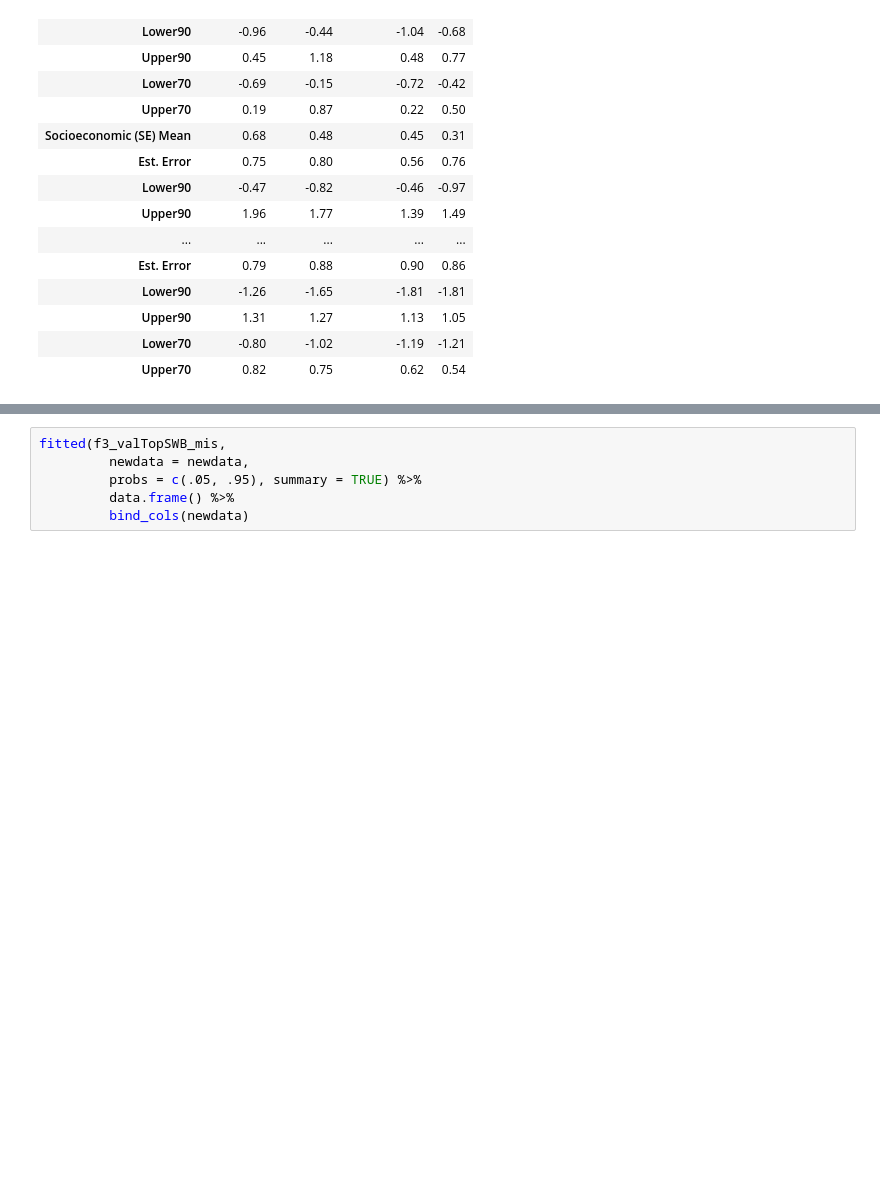
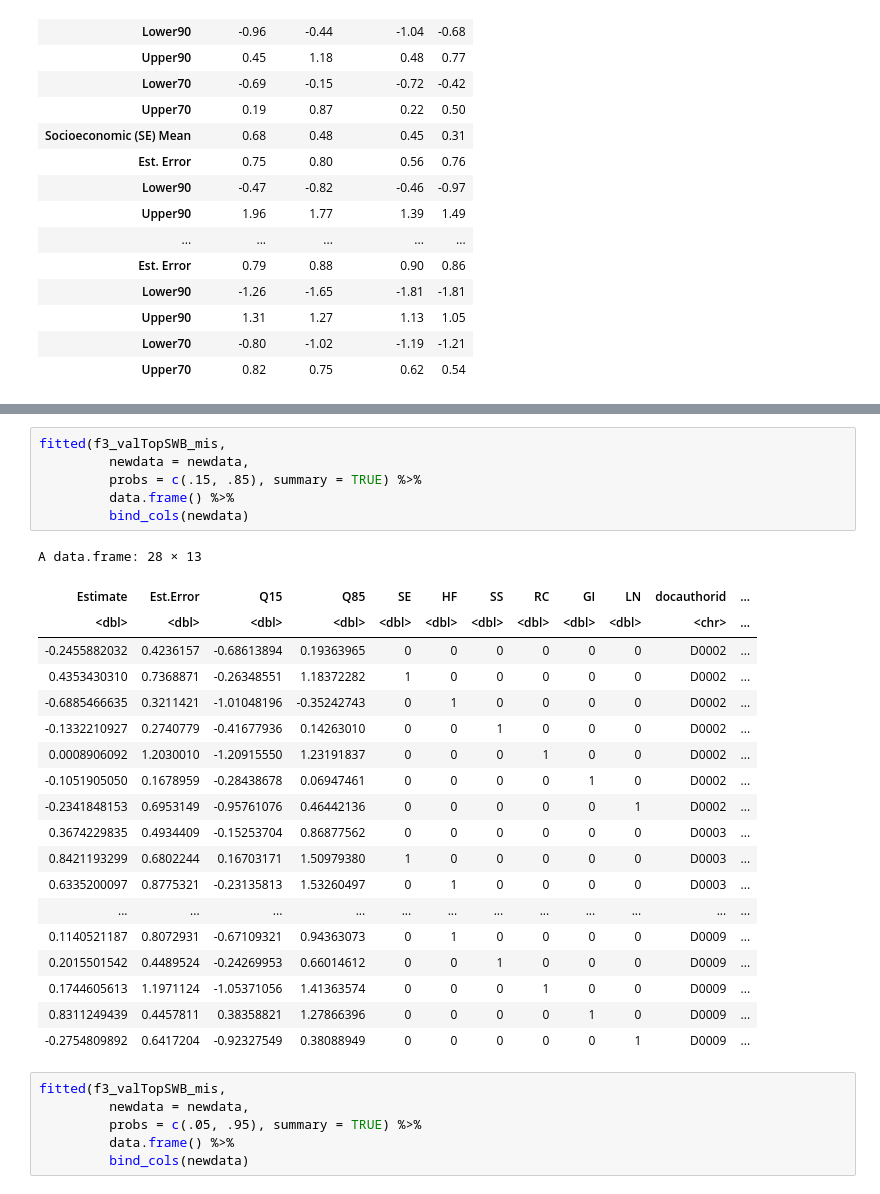
Before and after one commit to menyalas/dissertation, a Jupyter notebook: 20250130_PhD_DiaChkResults-RQ2a-FINAL.ipynb, the cells around one changed output, grey strips where cells are left out. Cells and saved outputs as stored; diff of their text form; blank space fills up the shorter version.

```diff
--- a/20250130_PhD_DiaChkResults-RQ2a-FINAL.ipynb
+++ b/20250130_PhD_DiaChkResults-RQ2a-FINAL.ipynb
@@ -1551,4 +1571,30 @@ p8
 [figure]
+# %%
+fitted(f3_valTopSWB_mis,
+         newdata = newdata,
+         probs = c(.15, .85), summary = TRUE) %>%
+         data.frame() %>%
+         bind_cols(newdata)
+# %% [output]
+A data.frame: 28 × 13
+| Estimate | Est.Error | Q15 | Q85 | SE | HF | SS | RC | GI | LN | docauthorid | ... |
+| <dbl> | <dbl> | <dbl> | <dbl> | <dbl> | <dbl> | <dbl> | <dbl> | <dbl> | <dbl> | <chr> | ... |
+| -0.2455882032 | 0.4236157 | -0.68613894 | 0.19363965 | 0 | 0 | 0 | 0 | 0 | 0 | D0002 | ... |
+| 0.4353430310 | 0.7368871 | -0.26348551 | 1.18372282 | 1 | 0 | 0 | 0 | 0 | 0 | D0002 | ... |
+| -0.6885466635 | 0.3211421 | -1.01048196 | -0.35242743 | 0 | 1 | 0 | 0 | 0 | 0 | D0002 | ... |
+| -0.1332210927 | 0.2740779 | -0.41677936 | 0.14263010 | 0 | 0 | 1 | 0 | 0 | 0 | D0002 | ... |
+| 0.0008906092 | 1.2030010 | -1.20915550 | 1.23191837 | 0 | 0 | 0 | 1 | 0 | 0 | D0002 | ... |
+| -0.1051905050 | 0.1678959 | -0.28438678 | 0.06947461 | 0 | 0 | 0 | 0 | 1 | 0 | D0002 | ... |
+| -0.2341848153 | 0.6953149 | -0.95761076 | 0.46442136 | 0 | 0 | 0 | 0 | 0 | 1 | D0002 | ... |
+| 0.3674229835 | 0.4934409 | -0.15253704 | 0.86877562 | 0 | 0 | 0 | 0 | 0 | 0 | D0003 | ... |
+| 0.8421193299 | 0.6802244 | 0.16703171 | 1.50979380 | 1 | 0 | 0 | 0 | 0 | 0 | D0003 | ... |
+| 0.6335200097 | 0.8775321 | -0.23135813 | 1.53260497 | 0 | 1 | 0 | 0 | 0 | 0 | D0003 | ... |
+| ... | ... | ... | ... | ... | ... | ... | ... | ... | ... | ... | ... |
+| 0.1140521187 | 0.8072931 | -0.67109321 | 0.94363073 | 0 | 1 | 0 | 0 | 0 | 0 | D0009 | ... |
+| 0.2015501542 | 0.4489524 | -0.24269953 | 0.66014612 | 0 | 0 | 1 | 0 | 0 | 0 | D0009 | ... |
+| 0.1744605613 | 1.1971124 | -1.05371056 | 1.41363574 | 0 | 0 | 0 | 1 | 0 | 0 | D0009 | ... |
+| 0.8311249439 | 0.4457811 | 0.38358821 | 1.27866396 | 0 | 0 | 0 | 0 | 1 | 0 | D0009 | ... |
+| -0.2754809892 | 0.6417204 | -0.92327549 | 0.38088949 | 0 | 0 | 0 | 0 | 0 | 1 | D0009 | ... |
 # %%
 fitted(f3_valTopSWB_mis,
          newdata = newdata,
```
Also changed, not shown: parts of 11 cells of this notebook, 2 other files.
